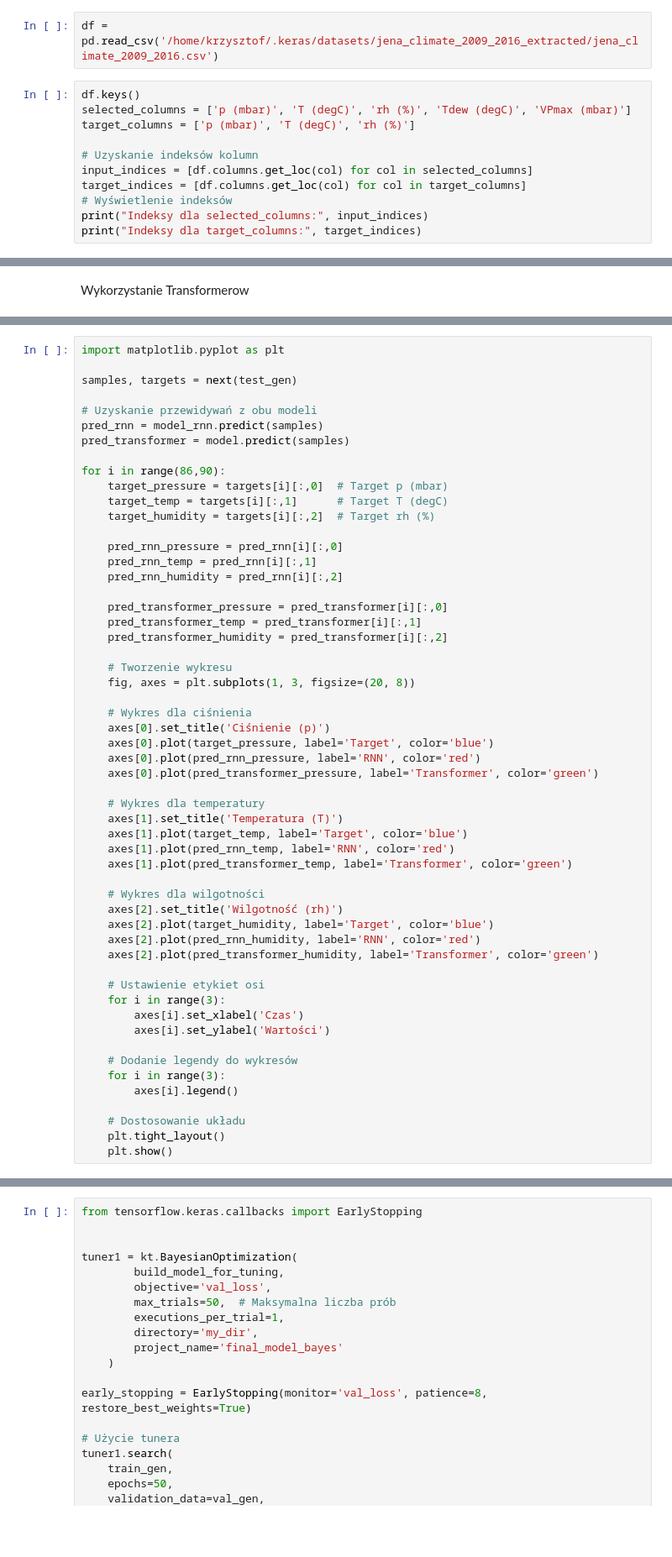
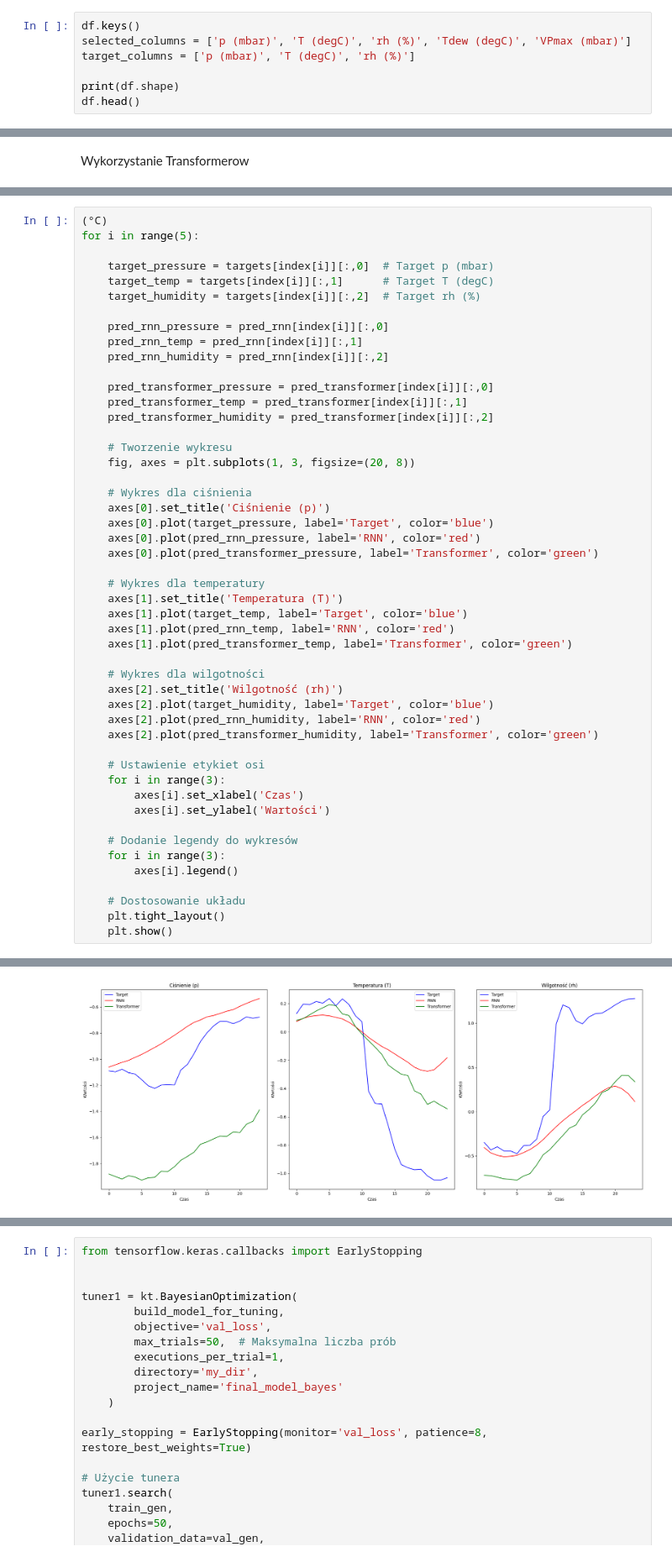
Before and after one commit to KrzysztofEmerling/Pogoda, a Jupyter notebook: Pogoda-Transformer.ipynb, the cells around one changed output, grey strips where cells are left out. Shown at 84% size. Cells and saved outputs as stored; diff of their text form; blank space fills up the shorter version.

```diff
--- a/Pogoda-Transformer.ipynb
+++ b/Pogoda-Transformer.ipynb
@@ -24,14 +48,8 @@ csv_path, _ = os.path.splitext(zip_path)
-# %%
-df = pd.read_csv('/home/krzysztof/.keras/datasets/jena_climate_2009_2016_extracted/jena_climate_2009_2016.csv')
 # %%
 df.keys()
 selected_columns = ['p (mbar)', 'T (degC)', 'rh (%)', 'Tdew (degC)', 'VPmax (mbar)']
 target_columns = ['p (mbar)', 'T (degC)', 'rh (%)']
 
-# Uzyskanie indeksów kolumn
-input_indices = [df.columns.get_loc(col) for col in selected_columns]
-target_indices = [df.columns.get_loc(col) for col in target_columns]
-# Wyświetlenie indeksów
-print("Indeksy dla selected_columns:", input_indices)
-print("Indeksy dla target_columns:", target_indices)
+print(df.shape)
+df.head()
 # %% [output]
@@ -299,24 +391,18 @@ history1 = model.fit(
 # %%
-import matplotlib.pyplot as plt
+(°C)
+for i in range(5):
 
-samples, targets = next(test_gen)
+    target_pressure = targets[index[i]][:,0]  # Target p (mbar)
+    target_temp = targets[index[i]][:,1]      # Target T (degC)
+    target_humidity = targets[index[i]][:,2]  # Target rh (%)
 
-# Uzyskanie przewidywań z obu modeli
-pred_rnn = model_rnn.predict(samples)
-pred_transformer = model.predict(samples)
+    pred_rnn_pressure = pred_rnn[index[i]][:,0]
+    pred_rnn_temp = pred_rnn[index[i]][:,1]
+    pred_rnn_humidity = pred_rnn[index[i]][:,2]
 
-for i in range(86,90):
-    target_pressure = targets[i][:,0]  # Target p (mbar)
-    target_temp = targets[i][:,1]      # Target T (degC)
-    target_humidity = targets[i][:,2]  # Target rh (%)
-
-    pred_rnn_pressure = pred_rnn[i][:,0]
-    pred_rnn_temp = pred_rnn[i][:,1]
-    pred_rnn_humidity = pred_rnn[i][:,2]
-
-    pred_transformer_pressure = pred_transformer[i][:,0]
-    pred_transformer_temp = pred_transformer[i][:,1]
-    pred_transformer_humidity = pred_transformer[i][:,2]
+    pred_transformer_pressure = pred_transformer[index[i]][:,0]
+    pred_transformer_temp = pred_transformer[index[i]][:,1]
+    pred_transformer_humidity = pred_transformer[index[i]][:,2]
 
     # Tworzenie wykresu
     fig, axes = plt.subplots(1, 3, figsize=(20, 8))
@@ -351,3 +437,4 @@ for i in range(86,90):
     # Dostosowanie układu
     plt.tight_layout()
     plt.show()
+# %% [output]
@@ -353,0 +446 @@ for i in range(86,90):
+[figure, added]
```
Also changed, not shown: parts of 49 cells of this notebook, 3 other files.
